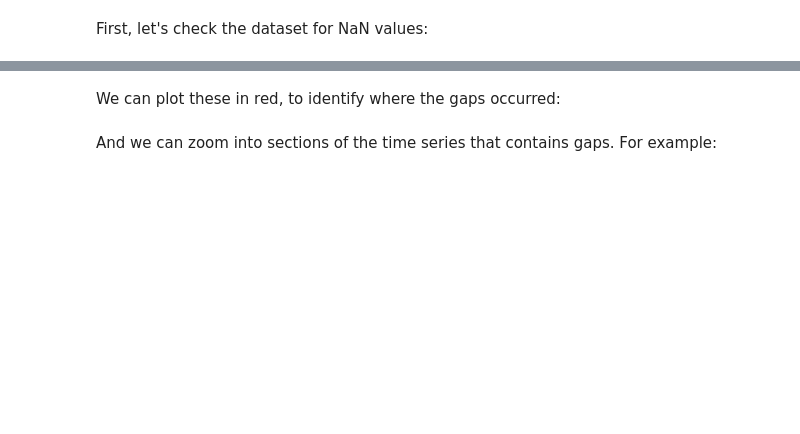
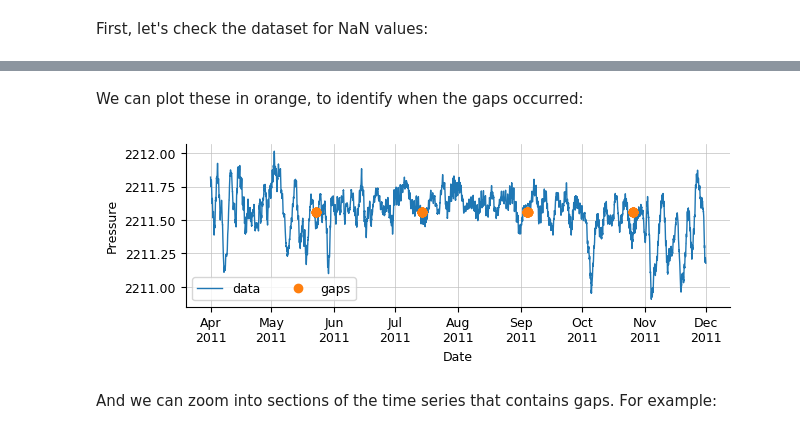
Before and after one commit to AustralianWaterSchool/PythonForHydrologyAndHydrogeology, a Jupyter notebook: Session2/Session2.ipynb, the cells around one changed output, grey strips where cells are left out. Cells and saved outputs as stored; diff of their text form; code cells hidden in the pictures; blank space fills up the shorter version.

```diff
--- a/Session2/Session2.ipynb
+++ b/Session2/Session2.ipynb
@@ -75,15 +126,17 @@ pahute[pahute.GW.isna()]
 # %% [markdown]
-We can plot these in red, to identify where the gaps occurred:
+We can plot these in orange, to identify when the gaps occurred:
 # %%
 f,s = create_formatted_plot(xlabel='Date', ylabel='Pressure')
-s.plot(pahute.index, pahute.GW, label='data')
+s.plot(pahute.GW, label='data')
 for dt in pahute.index[pahute.GW.isna()]:
     s.plot(dt, pahute.GW.mean(), 'o', c='C1')
 s.plot(dt, pahute.GW.mean(), 'o', c='C1', label='gaps')
 s.xaxis.set_major_formatter(mpl.dates.DateFormatter('%b\n%Y'))
-plt.legend(loc=0, ncol=2)
+plt.legend(ncol=2)
 
 plt.show();
+# %% [output]
+[figure, added]
 # %% [markdown]
 And we can zoom into sections of the time series that contains gaps. For example:
 # %%
```
Also changed, not shown: parts of 49 cells of this notebook.
